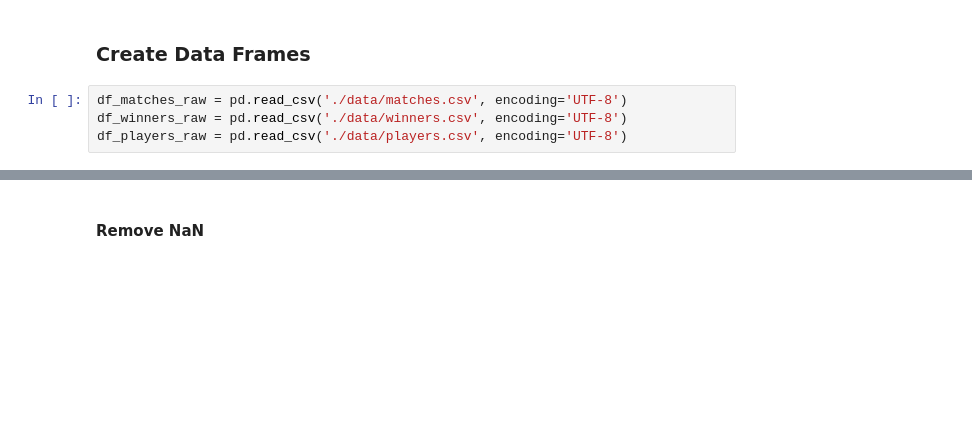
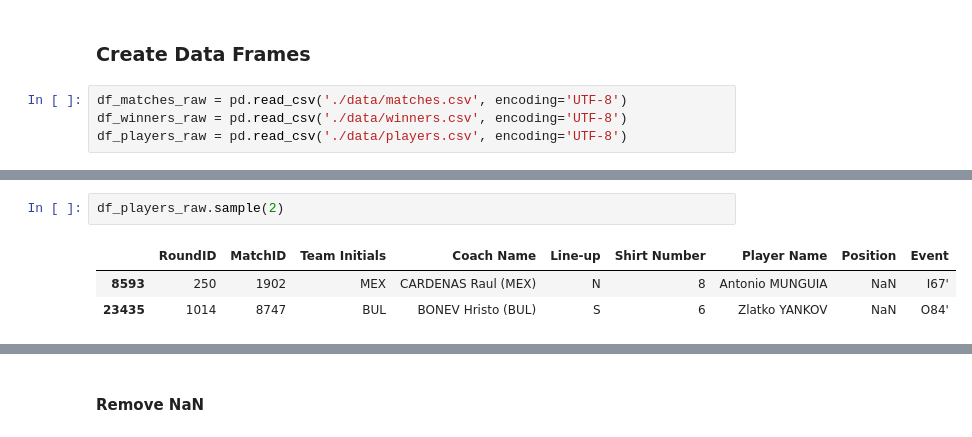
Before and after one commit to jodythai/world-cup-da, a Jupyter notebook: Team 6 - World Cup.ipynb, the cells around one changed output, grey strips where cells are left out. Saved outputs shown, nothing was run; the diff lists cells and outputs as text; blank space fills up the shorter version.

```diff
--- a/Team 6 - World Cup.ipynb
+++ b/Team 6 - World Cup.ipynb
@@ -51,0 +62,6 @@ During the data cleaning process, we use the explode() function so please upgrad
+# %%
+df_players_raw.sample(2)
+# %% [output]
+|  | RoundID | MatchID | Team Initials | Coach Name | Line-up | Shirt Number | Player Name | Position | Event |
+| 8593 | 250 | 1902 | MEX | CARDENAS Raul (MEX) | N | 8 | Antonio MUNGUIA | NaN | I67' |
+| 23435 | 1014 | 8747 | BUL | BONEV Hristo (BUL) | S | 6 | Zlatko YANKOV | NaN | O84' |
```
Also changed, not shown: parts of 10 cells of this notebook.
